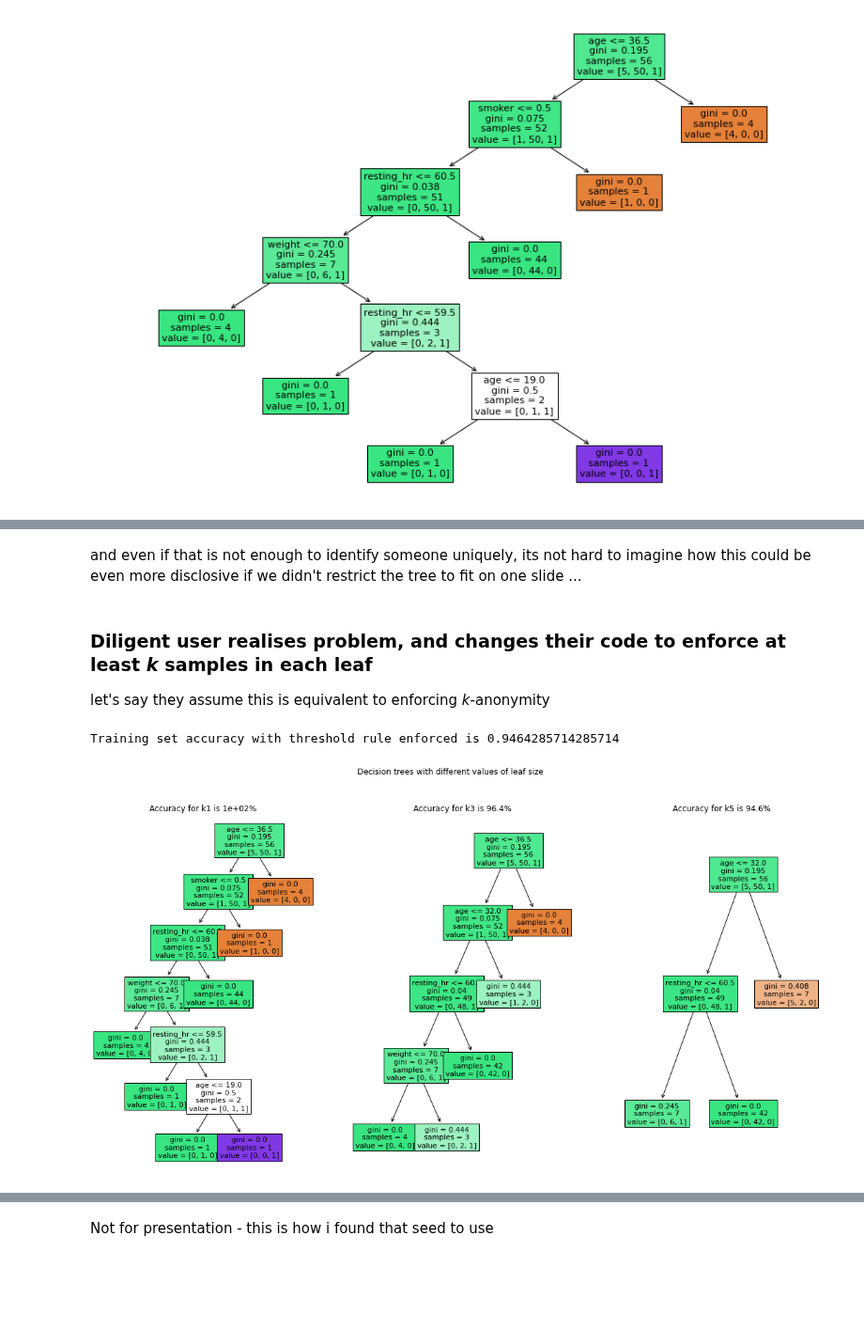
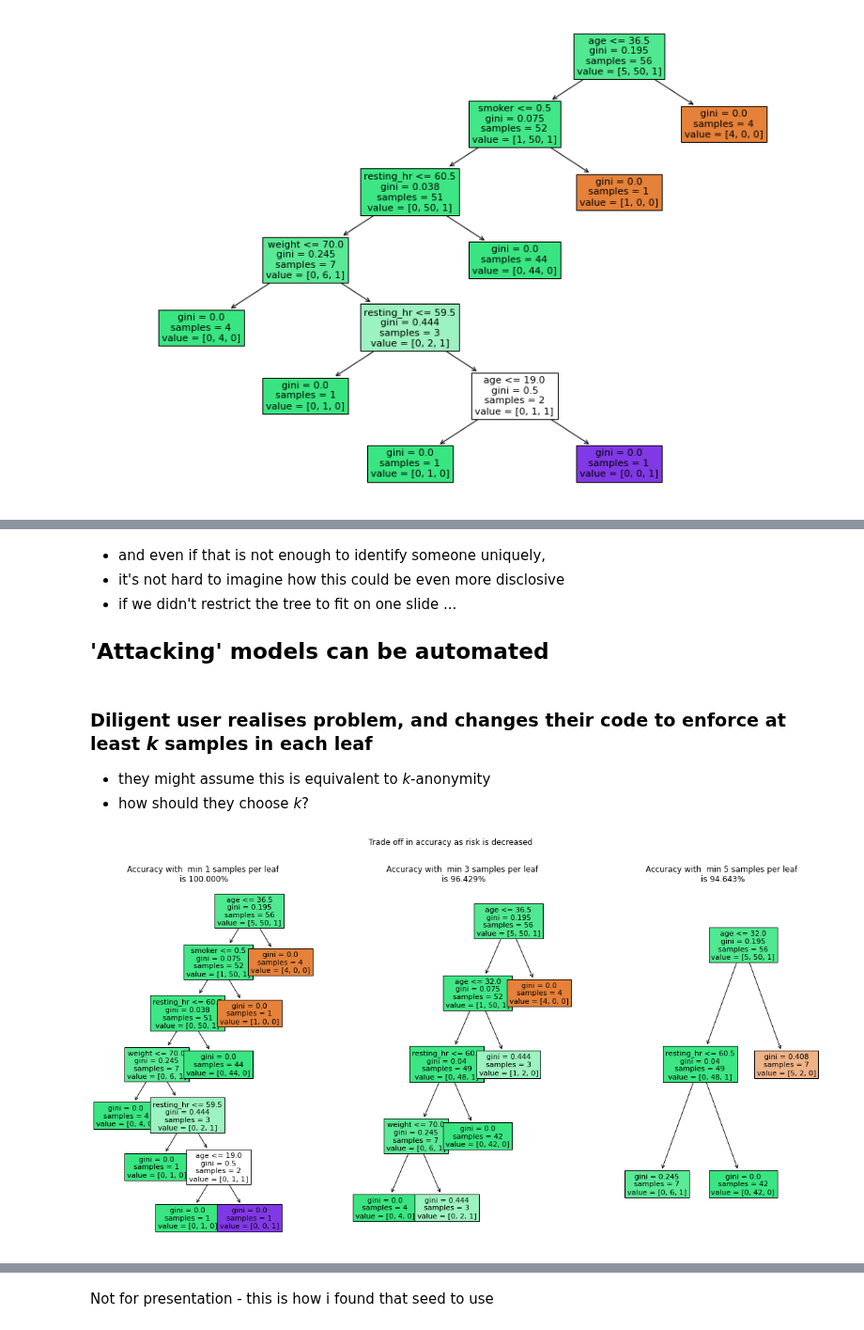
Before and after one commit to UWE-AI-GROUP/GRAIMATTER-TEST, a Jupyter notebook: workshop_example/example-v2.ipynb, the cells around one changed output, grey strips where cells are left out. Shown at 94% size. Saved outputs shown, nothing was run; the diff lists cells and outputs as text; code cells hidden in the pictures; blank space fills up the shorter version.

Commit message:
updating slides

```diff
--- a/workshop_example/example-v2.ipynb
+++ b/workshop_example/example-v2.ipynb
@@ -69,22 +97,22 @@ There's exactly one person with
 # %% [markdown]
-and even if that is not enough to identify someone uniquely, its not hard to imagine how this could be even more disclosive if we didn't restrict the tree to fit on one slide ...
+- and even if that is not enough to identify someone uniquely,
+- it's not hard to imagine how this could be even more disclosive
+- if we didn't restrict the tree to fit on one slide ...
+
+## 'Attacking' models can be automated
 # %% [markdown]
 ### Diligent user realises problem, and changes their code to enforce at least *k* samples in each leaf
-let's say they assume this is equivalent to enforcing *k*-anonymity
+- they might assume this is equivalent to  *k*-anonymity
+- how should they choose *k*?
 # %%
-manualDT = DecisionTreeClassifier(min_samples_leaf=5, random_state=1)
-manualDT.fit(train_X, train_y)
-
-print(f"Training set accuracy with threshold rule enforced is {manualDT.score(train_X,train_y)}")
 
 fig2, ax2 = plt.subplots(1, 3, figsize=(20, 10))
-fig2.suptitle('Decision trees with different values of leaf size')
+fig2.suptitle('Trade off in accuracy as risk is decreased')
 for k in (1,3,5):
     column=int((k-1)/2)
     manualDT = DecisionTreeClassifier(min_samples_leaf=k, random_state=1)
     manualDT.fit(train_X, train_y)
     output = plot_tree(manualDT, filled=True, ax=ax2[column], fontsize=11,feature_names = feature_names)
-    ax2[column].set_title(f'Accuracy for k{k} is {100*manualDT.score(train_X,train_y):.3}%')
+    ax2[column].set_title(f'Accuracy with  min {k} samples per leaf\n is {100*manualDT.score(train_X,train_y):.3f}%')
 # %% [output]
-Training set accuracy with threshold rule enforced is 0.9464285714285714
-[figure, old version]
+[figure, new version]
```
Also changed, not shown: parts of 11 cells of this notebook, 1 other file.
